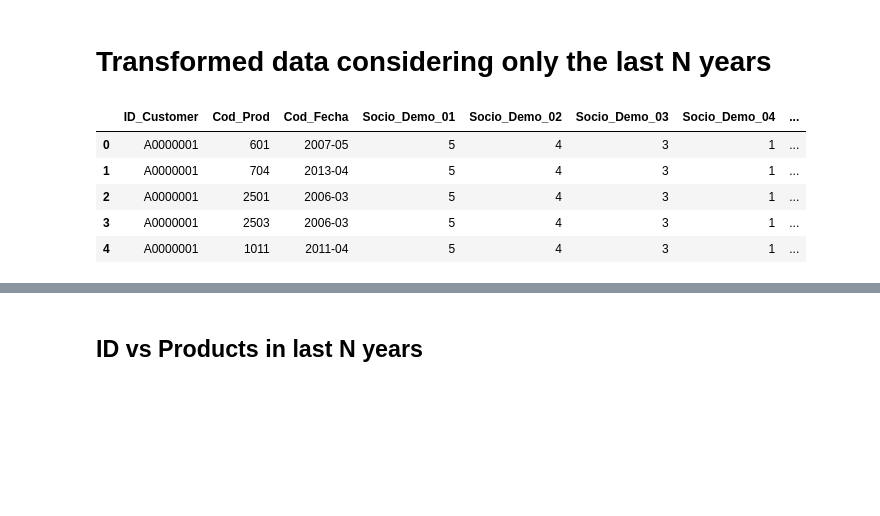
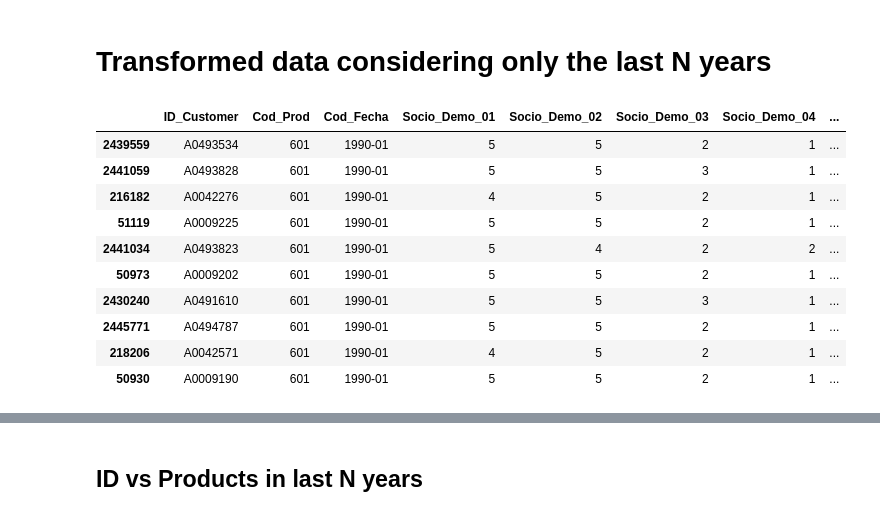
Before and after one commit to SaucePan1/CMDatathon, a Jupyter notebook: VisualizeData.ipynb, the cells around one changed output, grey strips where cells are left out. Drawn from its saved outputs; the diff is of its cells as text; code cells hidden in the pictures; blank space fills up the shorter version.

```diff
--- a/VisualizeData.ipynb
+++ b/VisualizeData.ipynb
@@ -483,14 +493,19 @@ N_YEARS=5
 # %%
 dataLastN = data2.copy(deep=True)
 # %%
-dataLastN.head()
+dataLastN.head(10)
 # %% [output]
 |  | ID_Customer | Cod_Prod | Cod_Fecha | Socio_Demo_01 | Socio_Demo_02 | Socio_Demo_03 | Socio_Demo_04 | ... |
-| 0 | A0000001 | 601 | 2007-05 | 5 | 4 | 3 | 1 | ... |
-| 1 | A0000001 | 704 | 2013-04 | 5 | 4 | 3 | 1 | ... |
-| 2 | A0000001 | 2501 | 2006-03 | 5 | 4 | 3 | 1 | ... |
-| 3 | A0000001 | 2503 | 2006-03 | 5 | 4 | 3 | 1 | ... |
-| 4 | A0000001 | 1011 | 2011-04 | 5 | 4 | 3 | 1 | ... |
+| 2439559 | A0493534 | 601 | 1990-01 | 5 | 5 | 2 | 1 | ... |
+| 2441059 | A0493828 | 601 | 1990-01 | 5 | 5 | 3 | 1 | ... |
+| 216182 | A0042276 | 601 | 1990-01 | 4 | 5 | 2 | 1 | ... |
+| 51119 | A0009225 | 601 | 1990-01 | 5 | 5 | 2 | 1 | ... |
+| 2441034 | A0493823 | 601 | 1990-01 | 5 | 4 | 2 | 2 | ... |
+| 50973 | A0009202 | 601 | 1990-01 | 5 | 5 | 2 | 1 | ... |
+| 2430240 | A0491610 | 601 | 1990-01 | 5 | 5 | 3 | 1 | ... |
+| 2445771 | A0494787 | 601 | 1990-01 | 5 | 5 | 2 | 1 | ... |
+| 218206 | A0042571 | 601 | 1990-01 | 4 | 5 | 2 | 1 | ... |
+| 50930 | A0009190 | 601 | 1990-01 | 5 | 5 | 2 | 1 | ... |
 # %%
 dataLastN.Year = dataLastN.Year.astype(int)
 # %%
```
Also changed, not shown: parts of 56 cells of this notebook.
